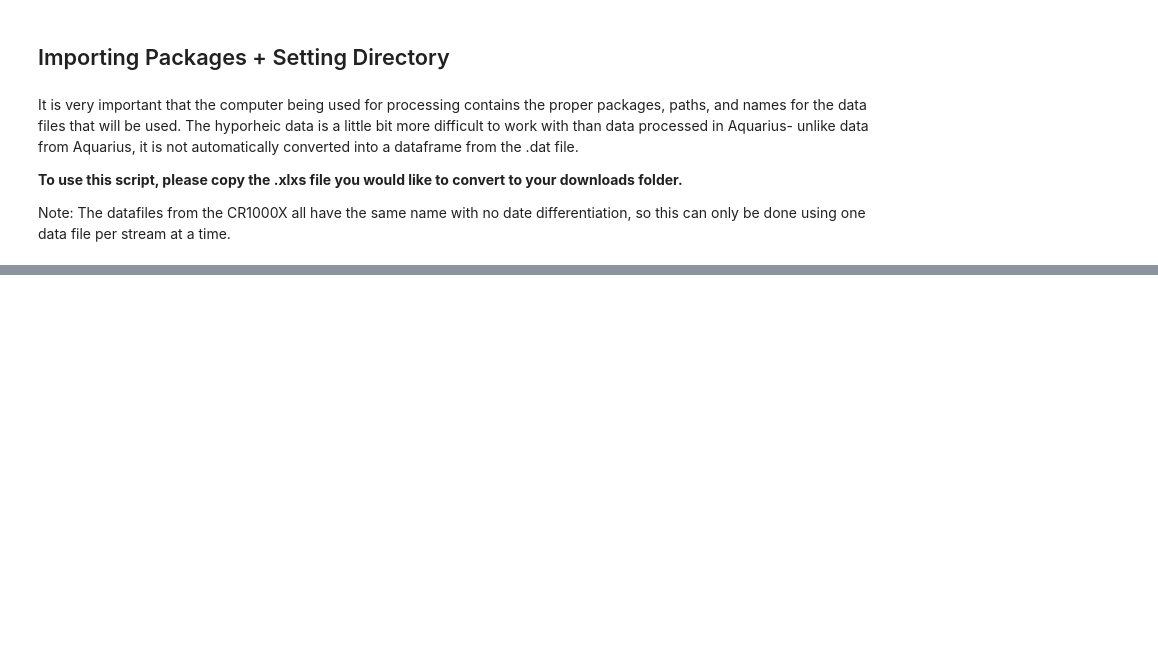
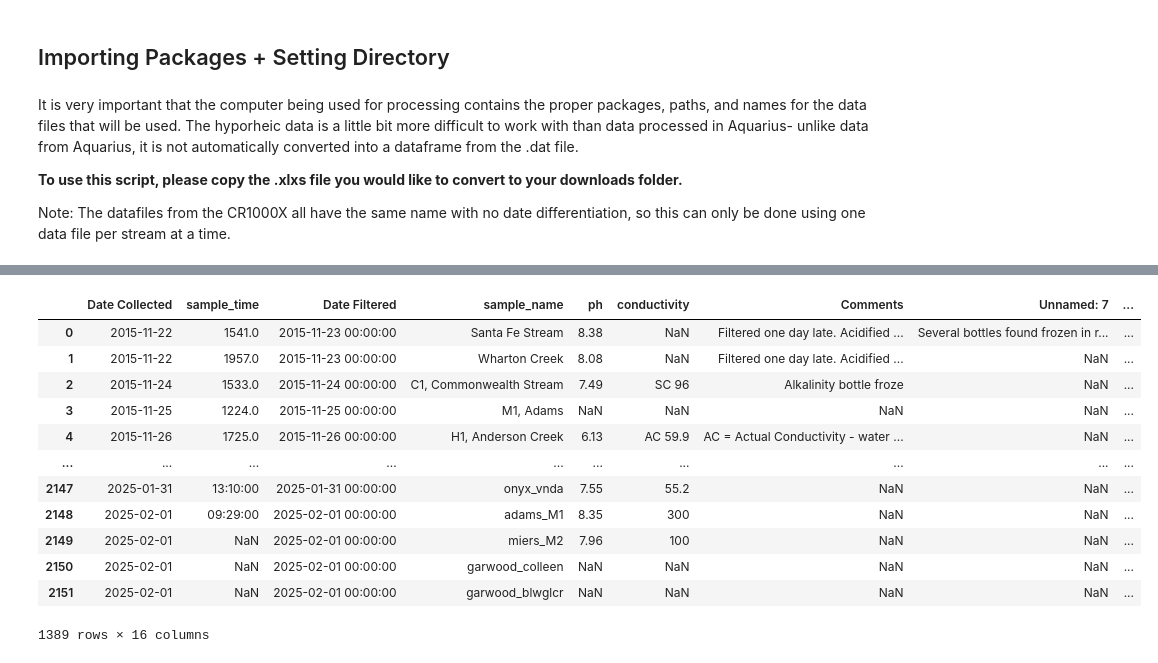
Before and after one commit to JaredCollins22/mcm-lter-stream-data, a Jupyter notebook: data-processing-scripts/MCM LTER pH Record.ipynb, the cells around one changed output, grey strips where cells are left out. Saved outputs shown, nothing was run; the diff lists cells and outputs as text; code cells hidden in the pictures; blank space fills up the shorter version.

```diff
--- a/data-processing-scripts/MCM LTER pH Record.ipynb
+++ b/data-processing-scripts/MCM LTER pH Record.ipynb
@@ -183,0 +50,26 @@ subm_file.to_csv(f'{downloads_path}/{slimeid}_{season}_ALMMS_SUBM.csv', index =
+# %%
+column_keywords = {
+    "conductivity": [r"conductivity", r"\bcond\b", r"\bspc\b", r"\bsc\b"],
+    "temperature": [r"\btemp\b", r"temperature", r"\bwt\b"],
+    "dissolved_oxygen": [r"\bdo\b", r"dissolved oxygen"],
+    "sample_name": [r"\bstream\b", r"\bsample name\b"],
+    "sample_time": [r"\btime\b", r"\bsample time\b"],
+    "ph": ["ph", "ph (field)", "ph (lab)"]
+}
+
+def standardize_column(col_name):
+    col_lower = str(col_name).lower()
+
+    for standard_name, patterns in column_keywords.items():
+        for pattern in patterns:
+            if re.search(pattern, col_lower):
+                return standard_name
+
+    return col_name
+
+combined.columns = [
+    standardize_column(col)
+    for col in combined.columns
+]
+combined.columns
+print(pd.Series(combined.columns).value_counts())
@@ -183,0 +94,30 @@ subm_file.to_csv(f'{downloads_path}/{slimeid}_{season}_ALMMS_SUBM.csv', index =
+# %%
+def merge_duplicates(df):
+    out = pd.DataFrame(index=df.index)
+    for col in df.columns.unique():
+        block = df.loc[:, df.columns == col]
+        if block.shape[1] == 1:
+            out[col] = block.iloc[:, 0]
+        else:
+            out[col] = block.bfill(axis=1).iloc[:, 0]
+    return out
+
+df = merge_duplicates(combined)
+df["Date Collected"] = pd.to_datetime(df["Date Collected"], errors="coerce")
+
+df = df.dropna(subset=["Date Collected"])
+df
+# %% [output]
+|  | Date Collected | sample_time | Date Filtered | sample_name | ph | conductivity | Comments | Unnamed: 7 | ... |
+| 0 | 2015-11-22 | 1541.0 | 2015-11-23 00:00:00 | Santa Fe Stream | 8.38 | NaN | Filtered one day late. Acidified ... | Several bottles found frozen in r... | ... |
+| 1 | 2015-11-22 | 1957.0 | 2015-11-23 00:00:00 | Wharton Creek | 8.08 | NaN | Filtered one day late. Acidified ... | NaN | ... |
+| 2 | 2015-11-24 | 1533.0 | 2015-11-24 00:00:00 | C1, Commonwealth Stream | 7.49 | SC 96 | Alkalinity bottle froze | NaN | ... |
+| 3 | 2015-11-25 | 1224.0 | 2015-11-25 00:00:00 | M1, Adams | NaN | NaN | NaN | NaN | ... |
+| 4 | 2015-11-26 | 1725.0 | 2015-11-26 00:00:00 | H1, Anderson Creek | 6.13 | AC 59.9 | AC = Actual Conductivity - water ... | NaN | ... |
+| ... | ... | ... | ... | ... | ... | ... | ... | ... | ... |
+| 2147 | 2025-01-31 | 13:10:00 | 2025-01-31 00:00:00 | onyx_vnda | 7.55 | 55.2 | NaN | NaN | ... |
+| 2148 | 2025-02-01 | 09:29:00 | 2025-02-01 00:00:00 | adams_M1 | 8.35 | 300 | NaN | NaN | ... |
+| 2149 | 2025-02-01 | NaN | 2025-02-01 00:00:00 | miers_M2 | 7.96 | 100 | NaN | NaN | ... |
+| 2150 | 2025-02-01 | NaN | 2025-02-01 00:00:00 | garwood_colleen | NaN | NaN | NaN | NaN | ... |
+| 2151 | 2025-02-01 | NaN | 2025-02-01 00:00:00 | garwood_blwglcr | NaN | NaN | NaN | NaN | ... |
+1389 rows × 16 columns
```
Also changed, not shown: parts of 12 cells of this notebook, 1 other file.
